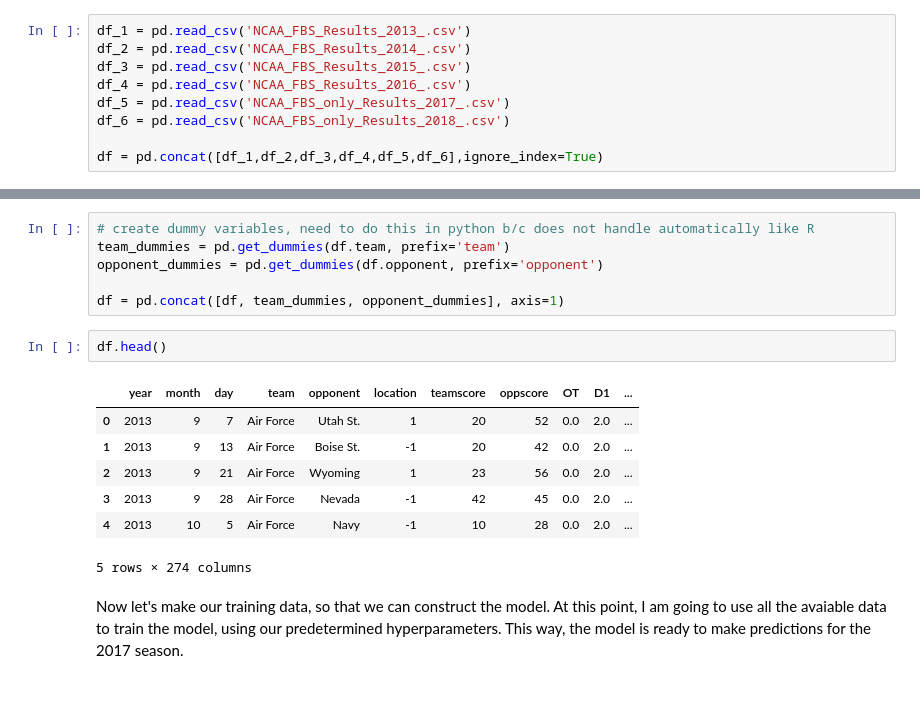
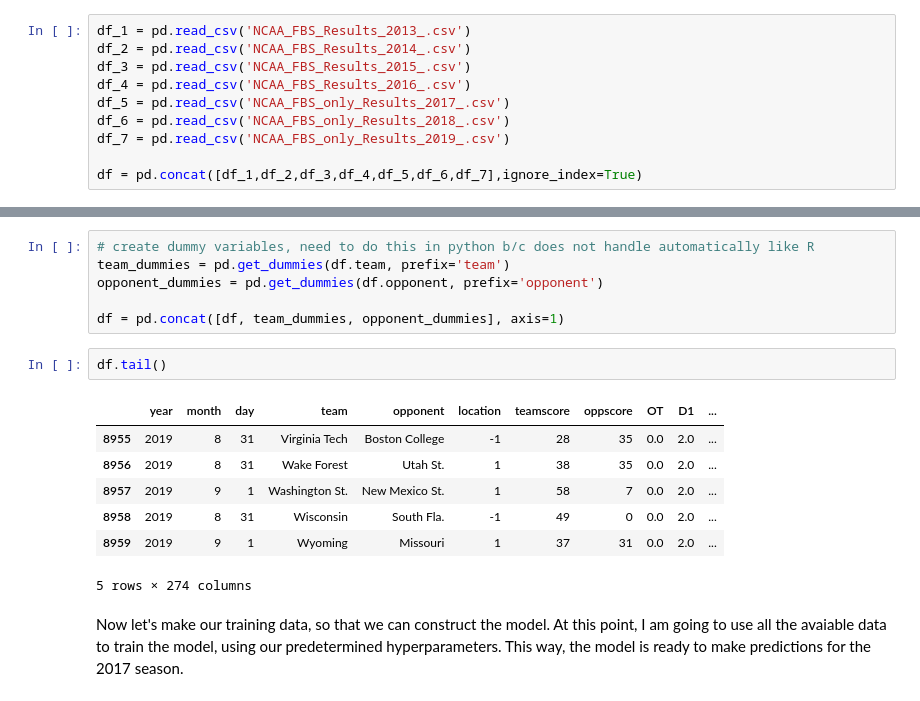
Before and after one commit to hogyzen12/Intra_FCS-FBS_YUSAG_19, a Jupyter notebook: intra_FBS/YUSAG_intra_FBS_football_linear_model.ipynb, the cells around one changed output, grey strips where cells are left out. Saved outputs shown, nothing was run; the diff lists cells and outputs as text.

```diff
--- a/intra_FBS/YUSAG_intra_FBS_football_linear_model.ipynb
+++ b/intra_FBS/YUSAG_intra_FBS_football_linear_model.ipynb
@@ -18,6 +18,7 @@ df_3 = pd.read_csv('NCAA_FBS_Results_2015_.csv')
 df_4 = pd.read_csv('NCAA_FBS_Results_2016_.csv')
 df_5 = pd.read_csv('NCAA_FBS_only_Results_2017_.csv')
 df_6 = pd.read_csv('NCAA_FBS_only_Results_2018_.csv')
+df_7 = pd.read_csv('NCAA_FBS_only_Results_2019_.csv')
 
-df = pd.concat([df_1,df_2,df_3,df_4,df_5,df_6],ignore_index=True)
+df = pd.concat([df_1,df_2,df_3,df_4,df_5,df_6,df_7],ignore_index=True)
 # %%
@@ -97,14 +98,14 @@ opponent_dummies = pd.get_dummies(df.opponent, prefix='opponent')
 
 df = pd.concat([df, team_dummies, opponent_dummies], axis=1)
 # %%
-df.head()
+df.tail()
 # %% [output]
 |  | year | month | day | team | opponent | location | teamscore | oppscore | OT | D1 | ... |
-| 0 | 2013 | 9 | 7 | Air Force | Utah St. | 1 | 20 | 52 | 0.0 | 2.0 | ... |
-| 1 | 2013 | 9 | 13 | Air Force | Boise St. | -1 | 20 | 42 | 0.0 | 2.0 | ... |
-| 2 | 2013 | 9 | 21 | Air Force | Wyoming | 1 | 23 | 56 | 0.0 | 2.0 | ... |
-| 3 | 2013 | 9 | 28 | Air Force | Nevada | -1 | 42 | 45 | 0.0 | 2.0 | ... |
-| 4 | 2013 | 10 | 5 | Air Force | Navy | -1 | 10 | 28 | 0.0 | 2.0 | ... |
+| 8955 | 2019 | 8 | 31 | Virginia Tech | Boston College | -1 | 28 | 35 | 0.0 | 2.0 | ... |
+| 8956 | 2019 | 8 | 31 | Wake Forest | Utah St. | 1 | 38 | 35 | 0.0 | 2.0 | ... |
+| 8957 | 2019 | 9 | 1 | Washington St. | New Mexico St. | 1 | 58 | 7 | 0.0 | 2.0 | ... |
+| 8958 | 2019 | 8 | 31 | Wisconsin | South Fla. | -1 | 49 | 0 | 0.0 | 2.0 | ... |
+| 8959 | 2019 | 9 | 1 | Wyoming | Missouri | 1 | 37 | 31 | 0.0 | 2.0 | ... |
 5 rows × 274 columns
 # %% [markdown]
 Now let's make our training data, so that we can construct the model. At this point, I am going to use all the avaiable data to train the model, using our predetermined hyperparameters. This way, the model is ready to make predictions for the 2017 season.
```
Also changed, not shown: parts of 7 cells of this notebook, 2 other files.
